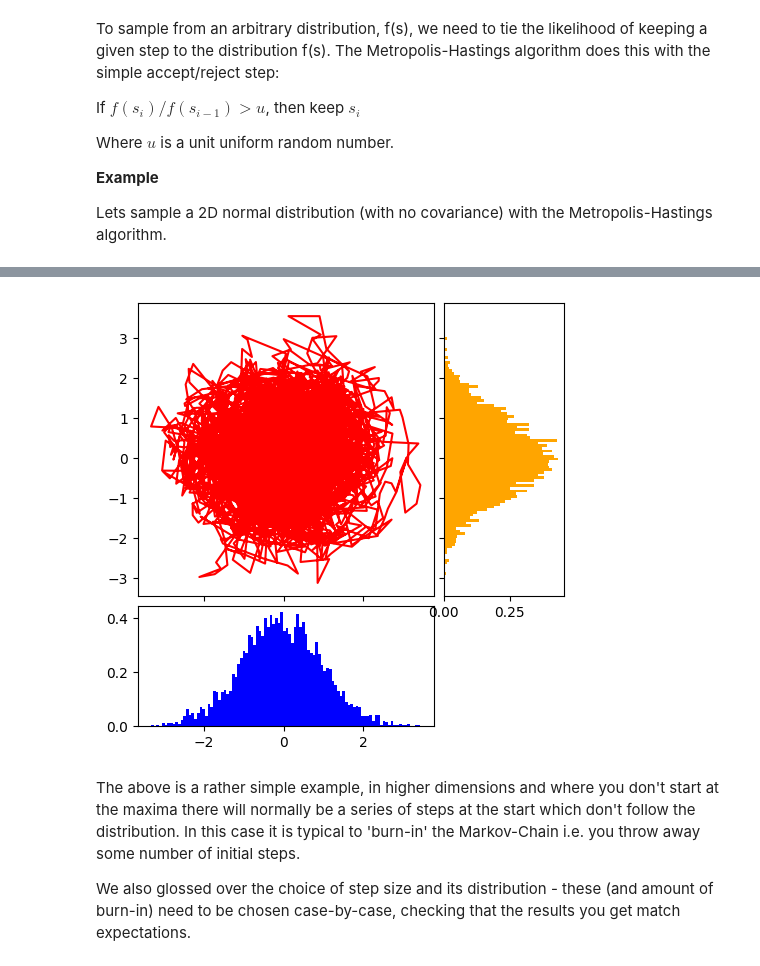
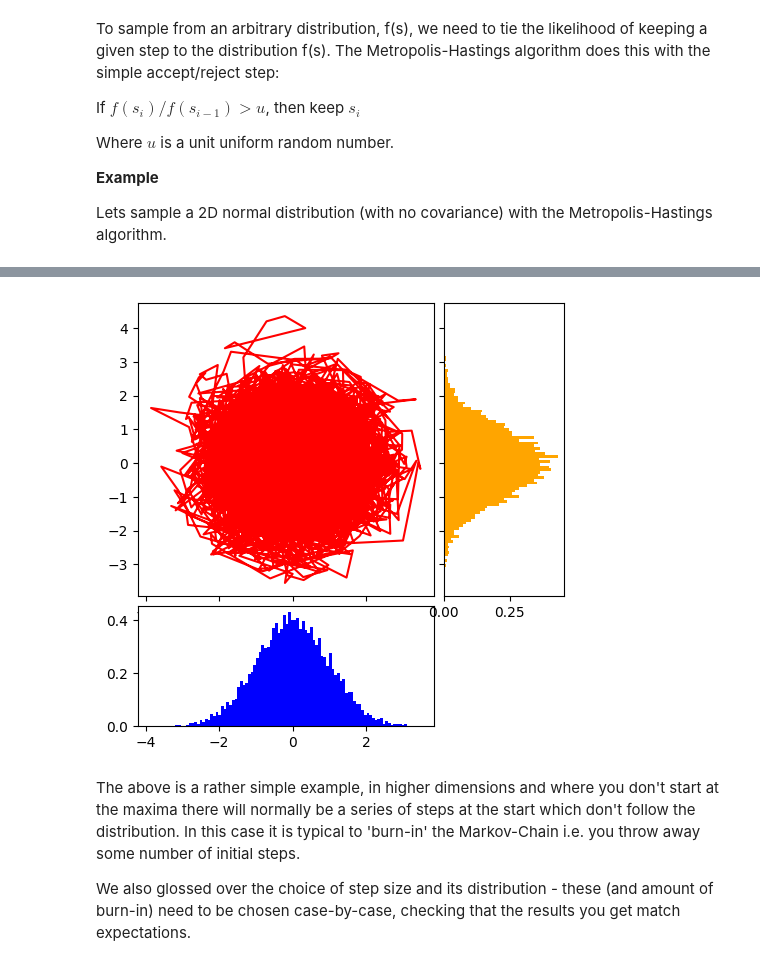
Before and after one commit to mjg-phys/cdm-computing-subgroup, a Jupyter notebook: mini-workshops/Monte_Carlo_methods/CDM_Monte_Carlo_methods.ipynb, the cells around one changed output, grey strips where cells are left out. Drawn from its saved outputs; the diff is of its cells as text; code cells hidden in the pictures.

```diff
--- a/mini-workshops/Monte_Carlo_methods/CDM_Monte_Carlo_methods.ipynb
+++ b/mini-workshops/Monte_Carlo_methods/CDM_Monte_Carlo_methods.ipynb
@@ -369,10 +540,10 @@ Now let's do a longer one, constrain it to a box, and plot a histogram of x and
 # %%
-num_steps = 10000
+num_steps = 100000
 steps = np.empty([num_steps, 2])
 steps[0] = [0,0]
 
 #Step size and bounding box
-step_size = .5
+step_size = 1
 x_max = y_max = 5
 x_min = y_min = -5
 
@@ -380,8 +551,14 @@ x_min = y_min = -5
 for i in range(1,num_steps):
 
     rnd_step = steps[i-1] + random.normal( 0, step_size, 2)
-    while abs(rnd_step[0]) > x_max or abs(rnd_step[1]) > y_max:
-        rnd_step = steps[i-1] + random.normal( 0, step_size, 2)
+    if rnd_step[0] > x_max:
+      rnd_step[0] -= x_max - x_min
+    elif rnd_step[0] < x_min:
+      rnd_step[0] += x_max - x_min
+    if rnd_step[1] > y_max:
+      rnd_step[1] -= y_max - y_min
+    elif rnd_step[1] < x_max:
+      rnd_step[1] += y_max - y_min
     steps[i] =  rnd_step
 
 #Plot
@@ -425,47 +606,51 @@ Lets sample a 2D normal distribution (with no covariance) with the Metropolis-Ha
 # %%
-num_steps = 5000
+num_steps = 10000
 steps = np.empty([num_steps, 2])
 steps[0] = [0,0]
 
 #Step size
-step_size = .5
+step_size = 0.5
 
 #define our 2D distribution
 def f( point2D):
     return norm.pdf(point2D[0]) * norm.pdf(point2D[1])
 
+def step():
+    #return random.uniform( -step_size, step_size, 2)
+    return random.normal(0, 1, 2)
+
 #take num_steps random steps
 for i in range(1,num_steps):
 
-    rnd_step = steps[i-1] + random.normal( 0, step_size, 2)
+    rnd_step = steps[i-1] + step()
     while f(rnd_step)/f(steps[i-1]) < random.uniform(0,1):
-        rnd_step = steps[i-1] + random.normal( 0, step_size, 2)
+        rnd_step = steps[i-1] + step()
     steps[i] =  rnd_step
 
 #Plot
 fig, ax = plt.subplots(figsize=(5.5, 5.5))
 
 # the scatter plot:
 ax.plot(steps[:,0], steps[:,1], 'r-')
 
 # Set aspect of the main axes.
 #ax.set_aspect(1.)
 
 # create new axes on the right and on the top of the current axes
 divider = make_axes_locatable(ax)
 # below height and pad are in inches
 ax_histx = divider.append_axes("bottom", 1.2, pad=0.1, sharex=ax)
 ax_histy = divider.append_axes("right", 1.2, pad=0.1, sharey=ax)
 
 ax_histx.hist(steps[:,0], 100, color='blue', density=True, histtype='bar')
 ax_histy.hist(steps[:,1], 100, color='orange', density=True, histtype='bar',orientation=u'horizontal')
 
 #ax_histx.xaxis.set_tick_params(labelbottom=False)
 ax_histy.yaxis.set_tick_params(labelleft=False)
 
 plt.show()
 # %% [output]
-[figure, old version]
+[figure, new version]
 # %% [markdown]
 The above is a rather simple example, in higher dimensions and where you don't start at the maxima there will normally be a series of steps at the start which don't follow the distribution. In this case it is typical to 'burn-in' the Markov-Chain i.e. you throw away some number of initial steps.
 
```
Also changed, not shown: parts of 58 cells of this notebook.
